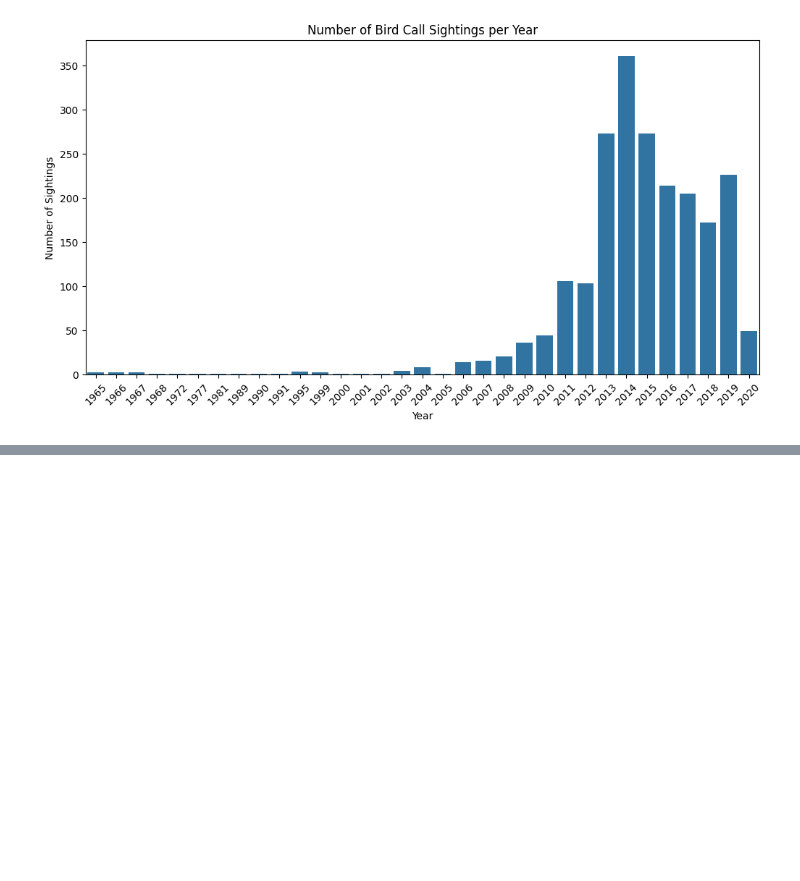
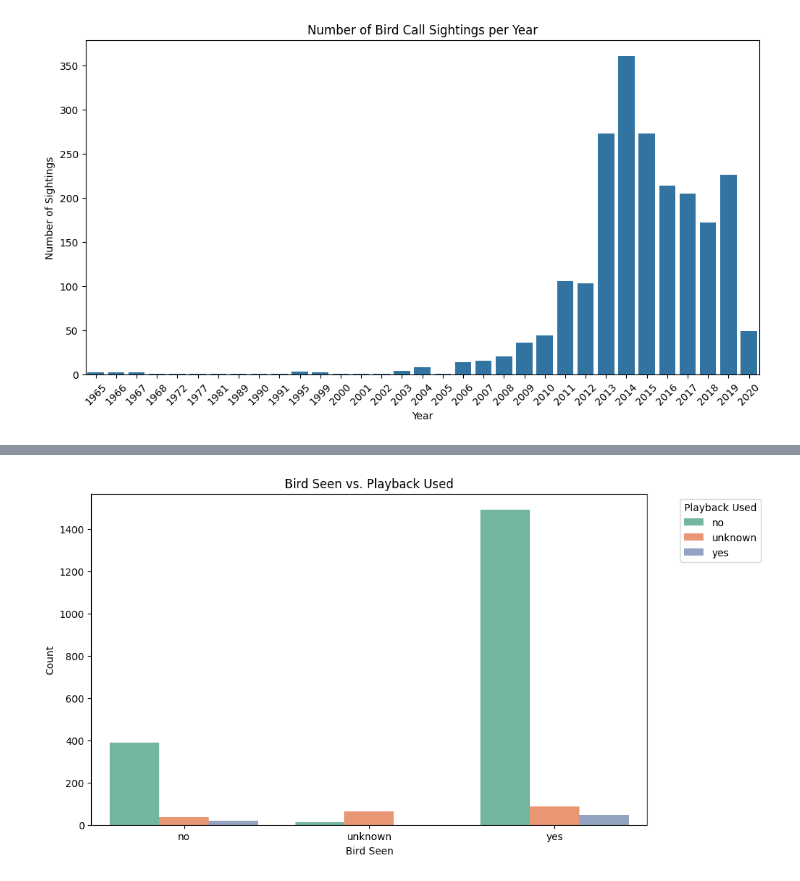
Before and after one commit to G-Bielokozowicz/Birdcall-Identification, a Jupyter notebook: main.ipynb, the cells around one changed output, grey strips where cells are left out. Cells and saved outputs as stored; diff of their text form; code cells hidden in the pictures; blank space fills up the shorter version.

```diff
--- a/main.ipynb
+++ b/main.ipynb
@@ -165,0 +198,13 @@ plt.show()
+# %%
+# Bird Behavior Analysis: Bird_seen vs Playback_used
+behavior_data = df.groupby(['Bird_seen', 'Playback_used']).size().reset_index(name='Counts')
+plt.figure(figsize=(10, 6))
+sns.barplot(x='Bird_seen', y='Counts', hue='Playback_used', data=behavior_data, palette='Set2')
+plt.title('Bird Seen vs. Playback Used')
+plt.xlabel('Bird Seen')
+plt.ylabel('Count')
+plt.legend(title='Playback Used', bbox_to_anchor=(1.05, 1), loc='upper left')
+plt.xticks(rotation=0)
+plt.show()
+# %% [output]
+[figure, added]
```
Also changed, not shown: parts of 10 cells of this notebook, 1 other file.
